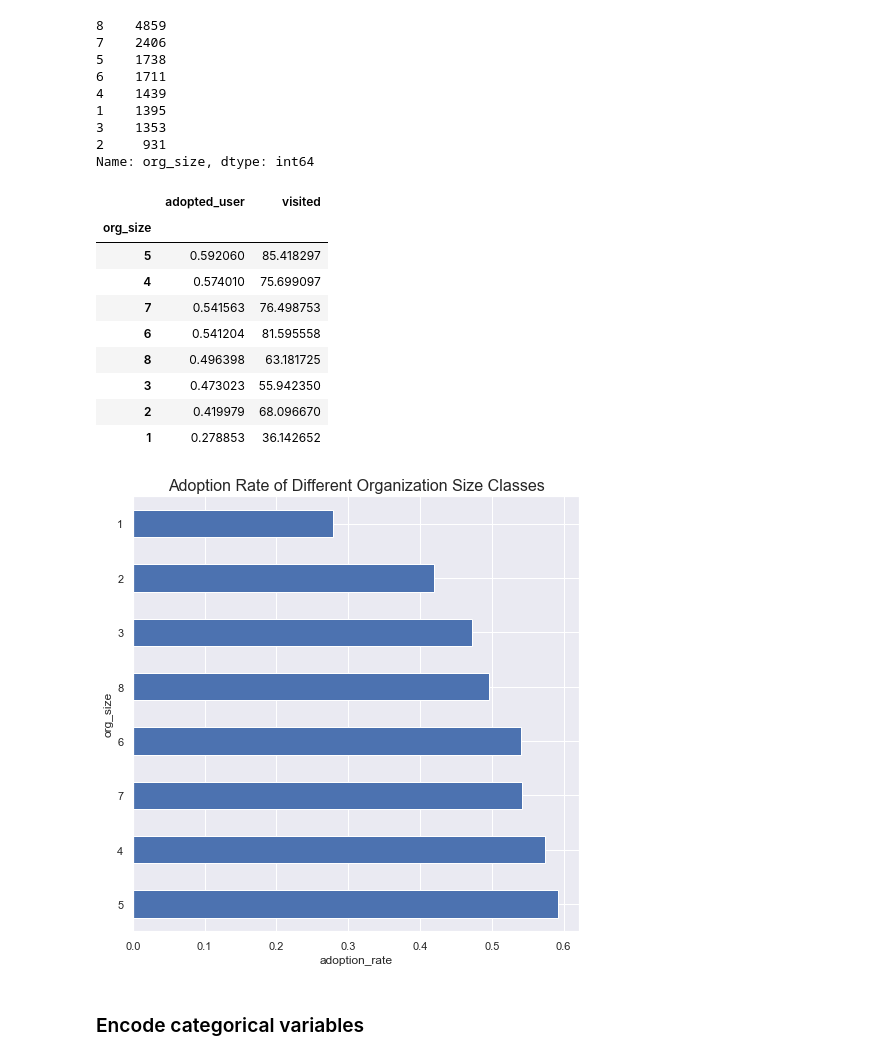
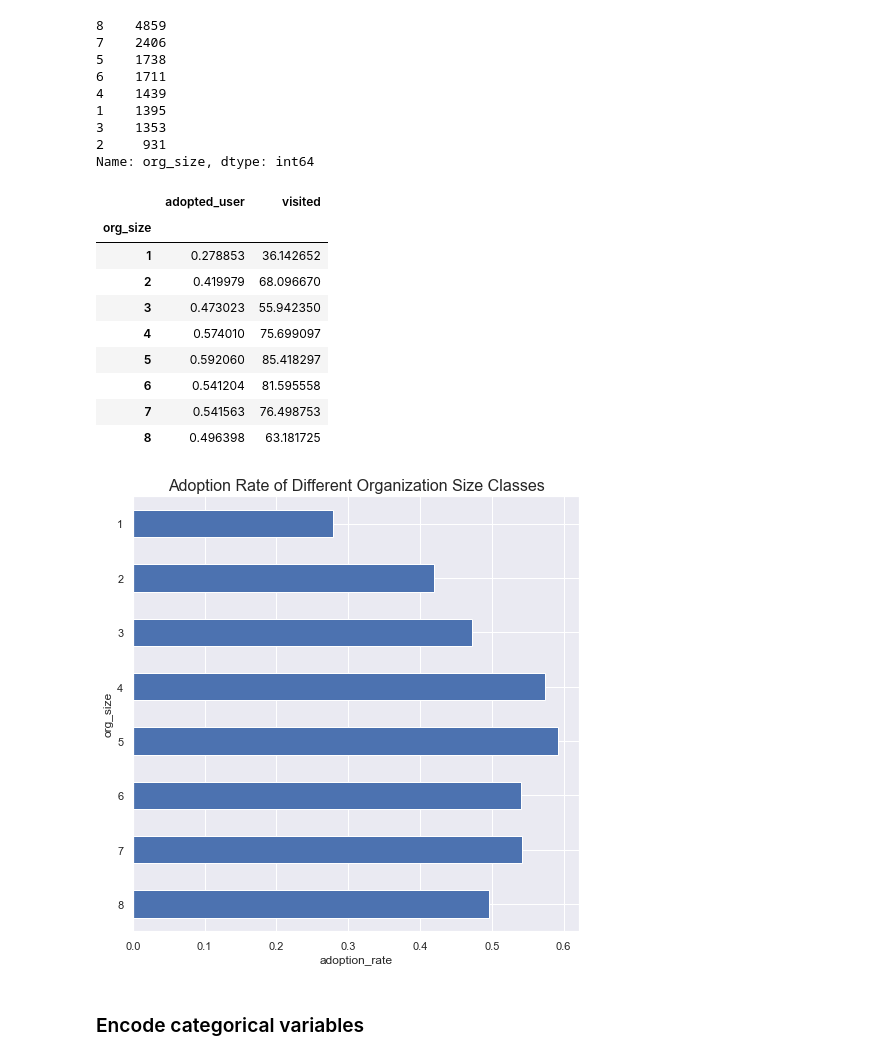
Before and after one commit to tri-bui/relax-challenge, a Jupyter notebook: relax_challenge.ipynb, the cells around one changed output. Saved outputs shown, nothing was run; the diff lists cells and outputs as text; code cells hidden in the pictures.

Commit message:
Resort org_sizes for org adoption rate plot

```diff
--- a/relax_challenge.ipynb
+++ b/relax_challenge.ipynb
@@ -407,26 +407,26 @@ Name: org_size, dtype: int64
 # %%
 # Join label into features
 train_preprocessed = join_label_into_feats(X_train_preprocessed, y_train_preprocessed)
 
 # Adoption rate by organization
-org_adoption_df = train_preprocessed.groupby('org_size')[['adopted_user', 'visited']].mean().sort_values('adopted_user', ascending=False)
-org_adoption_df['adopted_user'].plot(kind='barh', figsize=(8, 8))
+org_adoption_df = train_preprocessed.groupby('org_size')[['adopted_user', 'visited']].mean()
+org_adoption_df['adopted_user'].sort_index(ascending=False).plot(kind='barh', figsize=(8, 8))
 plt.title('Adoption Rate of Different Organization Size Classes', fontsize=16)
 plt.xlabel('adoption_rate')
 
 org_adoption_df
 # %% [output]
 |  | adopted_user | visited |
 | org_size |  |  |
+| 1 | 0.278853 | 36.142652 |
+| 2 | 0.419979 | 68.096670 |
+| 3 | 0.473023 | 55.942350 |
+| 4 | 0.574010 | 75.699097 |
 | 5 | 0.592060 | 85.418297 |
-| 4 | 0.574010 | 75.699097 |
+| 6 | 0.541204 | 81.595558 |
 | 7 | 0.541563 | 76.498753 |
-| 6 | 0.541204 | 81.595558 |
 | 8 | 0.496398 | 63.181725 |
-| 3 | 0.473023 | 55.942350 |
-| 2 | 0.419979 | 68.096670 |
-| 1 | 0.278853 | 36.142652 |
-[figure, old version]
+[figure, new version]
 # %% [markdown]
 ### Encode categorical variables
 # %%
```
